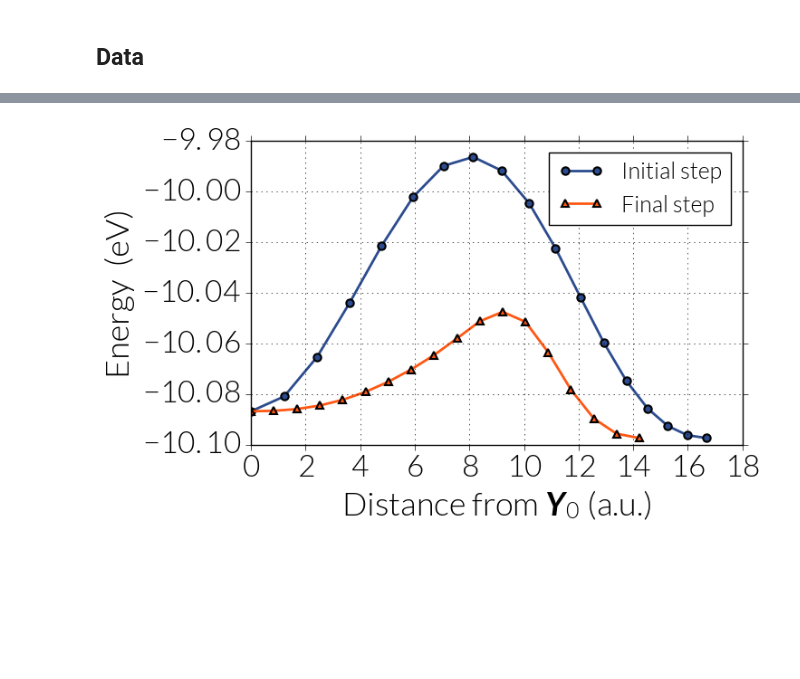
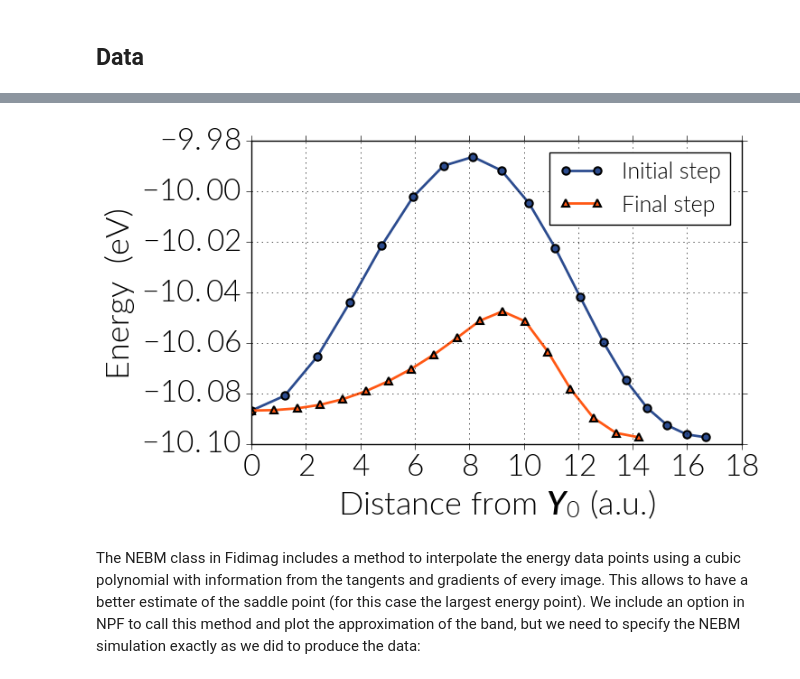
Before and after one commit to davidcortesortuno/nebm_plot_tools, a Jupyter notebook: tutorial/tutorial_fidimag.ipynb, the cells around one changed output, grey strips where cells are left out. Drawn from its saved outputs; the diff is of its cells as text; code cells hidden in the pictures; blank space fills up the shorter version.

```diff
--- a/tutorial/tutorial_fidimag.ipynb
+++ b/tutorial/tutorial_fidimag.ipynb
@@ -42,20 +48,22 @@ base_folder = 'paper-2016-Cortes-etal-NEBM-test-system/'
 # %%
 p = npf.plot_dist_vs_energy([
 ['neb_21x21-spins_fm-sk_atomic_k1e4_energy.ndt',
  'neb_21x21-spins_fm-sk_atomic_k1e4_dYs.ndt',
  r'Initial step', 0],
 ['neb_21x21-spins_fm-sk_atomic_k1e4_energy.ndt',
  'neb_21x21-spins_fm-sk_atomic_k1e4_dYs.ndt',
  r'Final step', -1],
 ],
 legend_position='upper right',
 # savef="energy.pdf"
 scale=1.602e-19, scale_label='eV',
-number_annotation=None,
+num_labels=None,
 rel_folder=base_folder
 )
 # %% [output]
-[figure, old version]
+[figure, new version]
+# %% [markdown]
+The NEBM class in Fidimag includes a method to interpolate the energy data points using a cubic polynomial with information from the tangents and gradients of every image. This allows to have a better estimate of the saddle point (for this case the largest energy point). We include an option in NPF to call this method and plot the approximation of the band, but we need to specify the NEBM simulation exactly as we did to produce the data:
 # %%
 from fidimag.atomistic import Sim
 from fidimag.common import CuboidMesh
```
Also changed, not shown: parts of 17 cells of this notebook, 2 other files.
